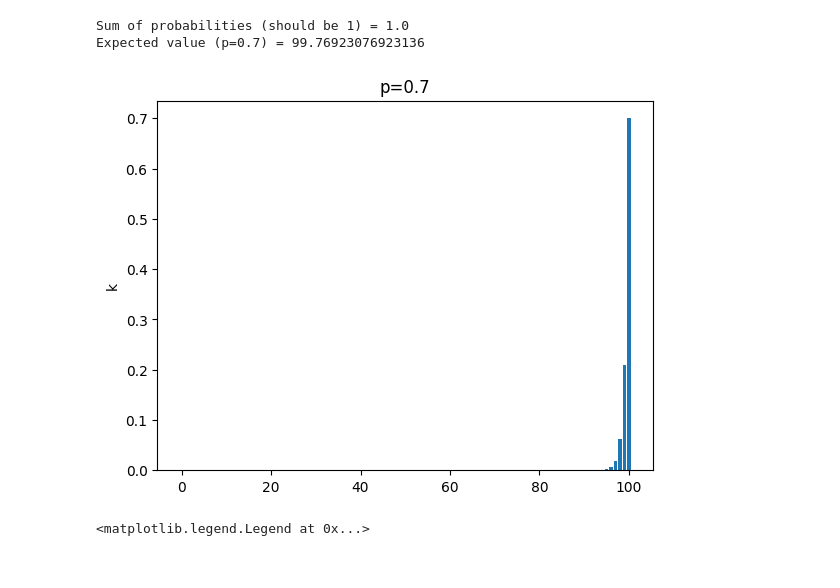
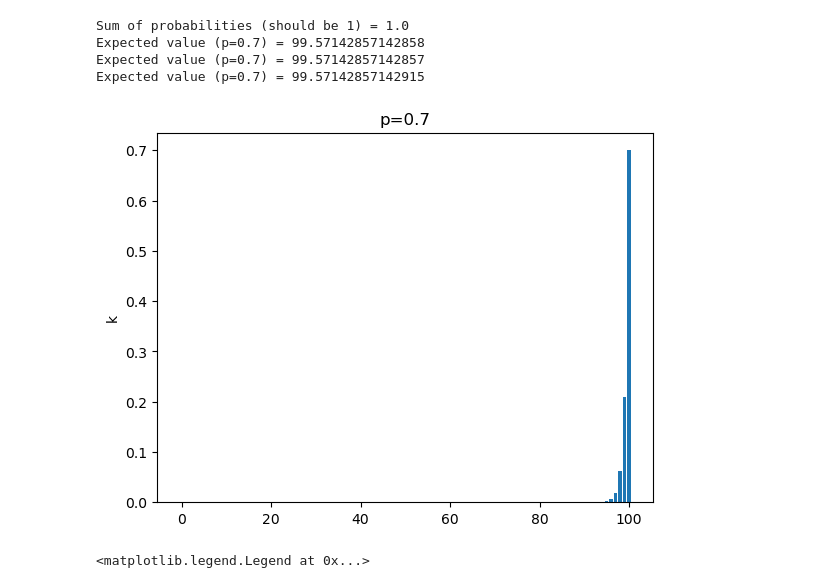
Before and after one commit to nunofachada/latas_probability, a Jupyter notebook: latas.ipynb, the cells around one changed output. Drawn from its saved outputs; the diff is of its cells as text; code cells hidden in the pictures.

```diff
--- a/latas.ipynb
+++ b/latas.ipynb
@@ -94,37 +94,40 @@ def ev_whuber(p, N):
     ks = np.arange(0, N+1, 1)
     z = p_whuber_v(p, N, ks)
     return np.sum(ks * z)
 
 def ev_whuber_alt(p, N):
     ks = np.arange(0, N+1, 1)
     return p * np.power(1 - p, N) * np.sum(ks * np.power(1-p,-ks))
 
 def argeo_sum(r, N):
-    return (-r-(-1+N)*np.power(r,N+1))/(1-r) + (r*r*(1-np.power(r,N)))/(1-r*r)
+    return (r-(1+N)*np.power(r,N+1))/(1-r) + (r*r*(1-np.power(r,N)))/np.power(1-r,2)
 
 ev_whuber_v = np.vectorize(ev_whuber, excluded=['N'])
 ev_whuber_alt_v = np.vectorize(ev_whuber_alt, excluded=['N'])
 argeo_sum_v = np.vectorize(argeo_sum, excluded=['N'])
 
 def ev_whuber_alt2(p, N):
-    ks = np.arange(0, N+1, 1)
     return p * np.power(1 - p, N) * argeo_sum(1/(1-p), N)
 
 ks = np.arange(0, N+1, 1)
 
 _, ax = plt.subplots()
 ax.bar(ks, p_whuber_v(p, N, ks))
 ax.set_title(f"p={p}")
 ax.set_ylabel("Probability")
 ax.set_ylabel("k")
 
 print(f"Sum of probabilities (should be 1) = {np.sum(z)}")
+print(f"Expected value (p={p}) = {ev_whuber(p, N)}")
+print(f"Expected value (p={p}) = {ev_whuber_alt(p, N)}")
 print(f"Expected value (p={p}) = {ev_whuber_alt2(p, N)}")
 #print(z)
 # %% [output]
 Sum of probabilities (should be 1) = 1.0
-Expected value (p=0.7) = 99.76923076923136
+Expected value (p=0.7) = 99.57142857142858
+Expected value (p=0.7) = 99.57142857142857
+Expected value (p=0.7) = 99.57142857142915
-[figure, old version]
+[figure, new version]
 # %%
 # Calculate expected values for various values of p between 0 and 1
 
```
Also changed, not shown: parts of 3 cells of this notebook.
